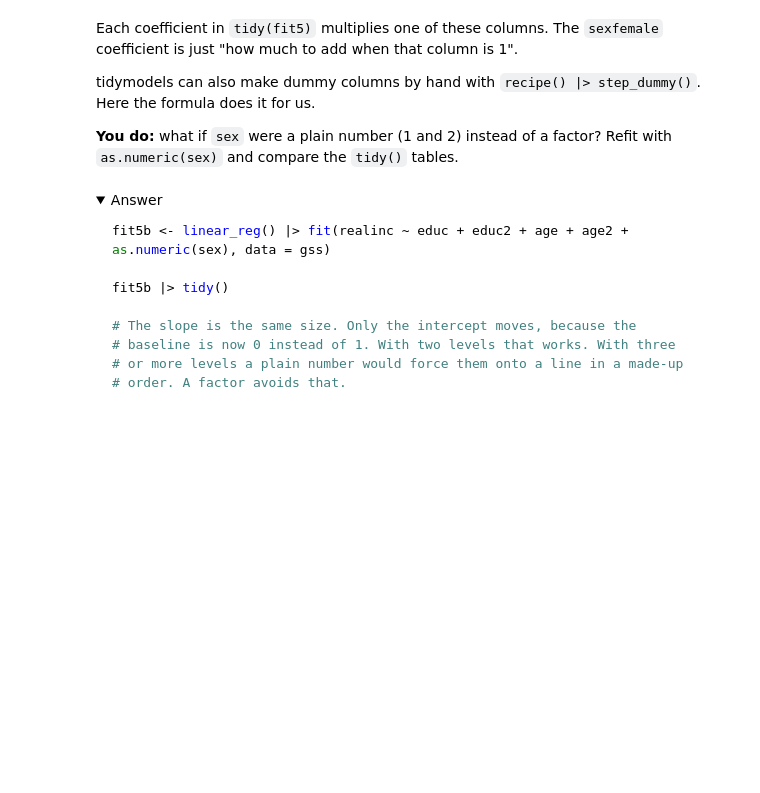
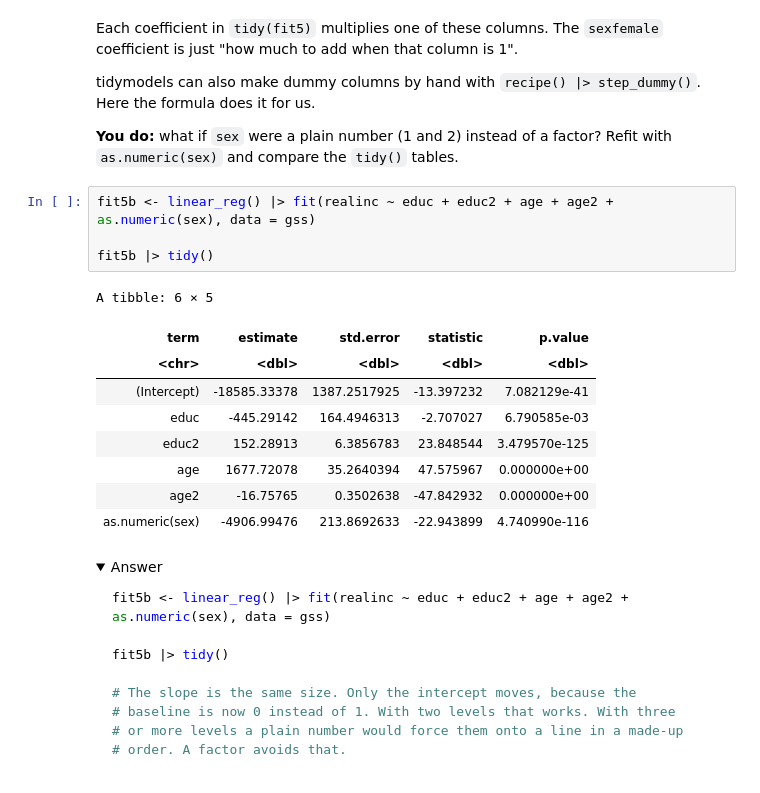
Before and after one commit to cjell/codespace, a Jupyter notebook: notebooks/08-lecture-regression.ipynb, the cells around one changed output. Saved outputs shown, nothing was run; the diff lists cells and outputs as text; folded sections open; blank space fills up the shorter version.

```diff
--- a/notebooks/08-lecture-regression.ipynb
+++ b/notebooks/08-lecture-regression.ipynb
@@ -216,6 +397,20 @@ Each coefficient in `tidy(fit5)` multiplies one of these columns. The `sexfemale
 tidymodels can also make dummy columns by hand with `recipe() |> step_dummy()`. Here the formula does it for us.
 
 **You do:** what if `sex` were a plain number (1 and 2) instead of a factor? Refit with `as.numeric(sex)` and compare the `tidy()` tables.
+# %%
+fit5b <- linear_reg() |> fit(realinc ~ educ + educ2 + age + age2 + as.numeric(sex), data = gss)
+
+fit5b |> tidy()
+# %% [output]
+A tibble: 6 × 5
+| term | estimate | std.error | statistic | p.value |
+| <chr> | <dbl> | <dbl> | <dbl> | <dbl> |
+| (Intercept) | -18585.33378 | 1387.2517925 | -13.397232 | 7.082129e-41 |
+| educ | -445.29142 | 164.4946313 | -2.707027 | 6.790585e-03 |
+| educ2 | 152.28913 | 6.3856783 | 23.848544 | 3.479570e-125 |
+| age | 1677.72078 | 35.2640394 | 47.575967 | 0.000000e+00 |
+| age2 | -16.75765 | 0.3502638 | -47.842932 | 0.000000e+00 |
+| as.numeric(sex) | -4906.99476 | 213.8692633 | -22.943899 | 4.740990e-116 |
 # %% [markdown]
 <details>
 <summary>Answer</summary>
```
Also changed, not shown: parts of 21 cells of this notebook, 2 other files.
